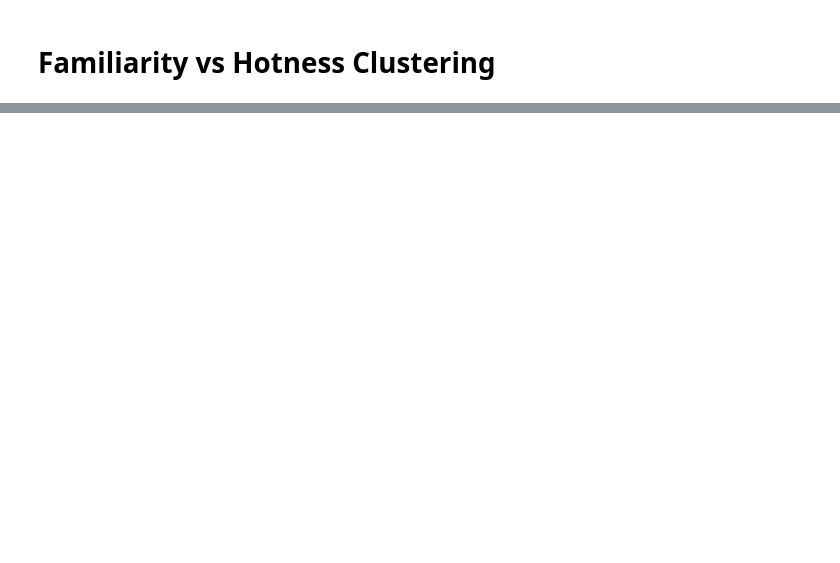
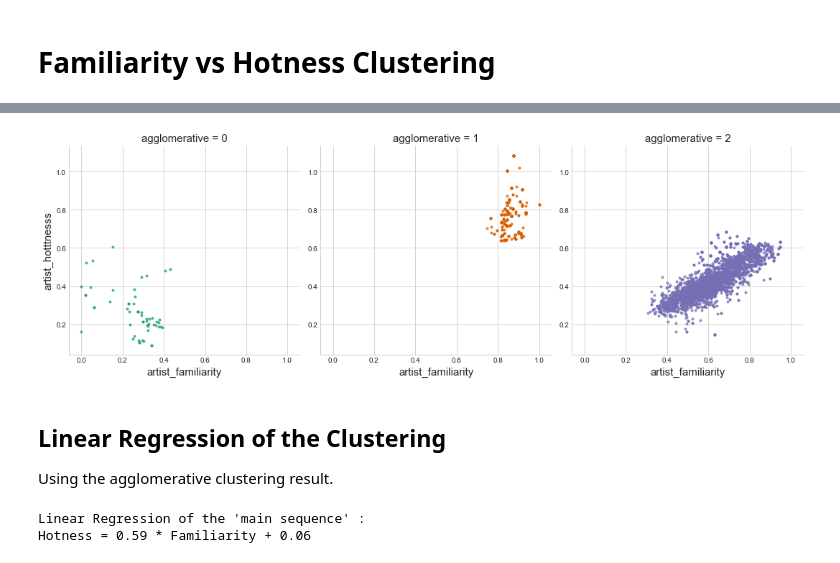
Before and after one commit to pylablanche/MillionSong, a Jupyter notebook: MillionSong_Dataset_Exploration.ipynb, the cells around one changed output, grey strips where cells are left out. Cells and saved outputs as stored; diff of their text form; code cells hidden in the pictures; blank space fills up the shorter version.

```diff
--- a/MillionSong_Dataset_Exploration.ipynb
+++ b/MillionSong_Dataset_Exploration.ipynb
@@ -271,5 +283,6 @@ plt.scatter(songs_cl.artist_familiarity, songs_cl.artist_hotttnesss, c=new_pred,
 # %%
 agg = AgglomerativeClustering(n_clusters=3, linkage='average')
 agg_pred = agg.fit_predict(songs_cl)
+songs_cl['agglomerative'] = agg_pred
 # %%
 plt.scatter(songs_cl.artist_familiarity, songs_cl.artist_hotttnesss, c=agg_pred,
@@ -278,0 +294,18 @@ plt.scatter(songs_cl.artist_familiarity, songs_cl.artist_hotttnesss, c=agg_pred,
+# %%
+sb.lmplot(data=songs_cl, x='artist_familiarity', y='artist_hotttnesss',
+          hue='agglomerative', col='agglomerative',
+          fit_reg=False, markers='.', scatter_kws={'alpha':0.7});
+# %% [output]
+[figure, added]
+# %% [markdown]
+## Linear Regression of the Clustering
+
+Using the agglomerative clustering result.
+# %%
+songs_linreg = np.polyfit(songs_cl.artist_familiarity[songs_cl.agglomerative == 2].values,
+                          songs_cl.artist_hotttnesss[songs_cl.agglomerative == 2].values, 1)
+print("Linear Regression of the 'main sequence' :\n\
+Hotness = {:.2f} * Familiarity + {:.2f}".format(songs_linreg[0],songs_linreg[1]))
+# %% [output]
+Linear Regression of the 'main sequence' :
+Hotness = 0.59 * Familiarity + 0.06
```
Also changed, not shown: parts of 10 cells of this notebook.
